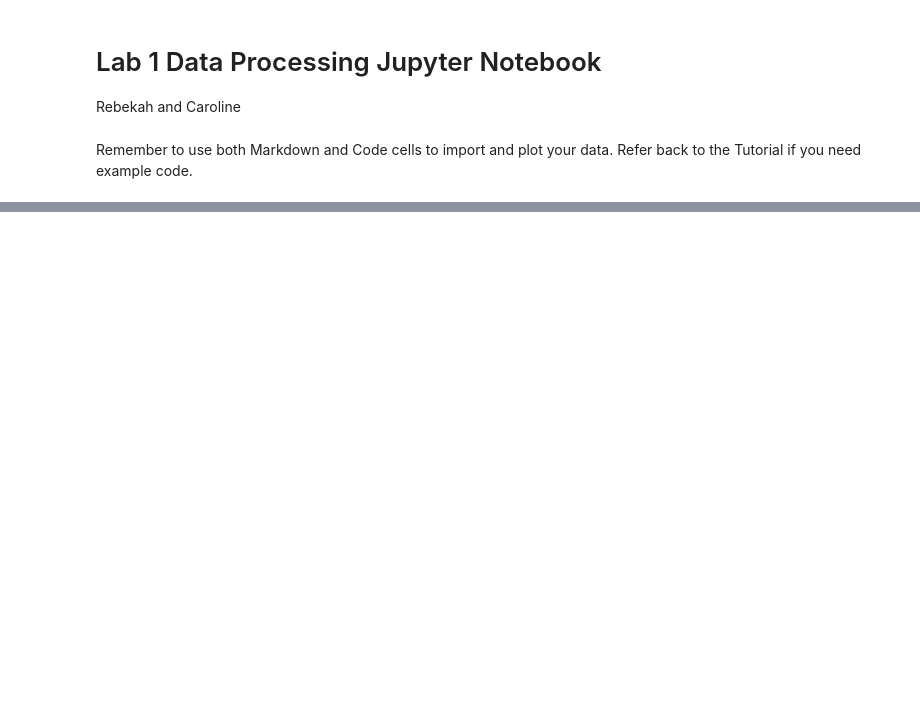
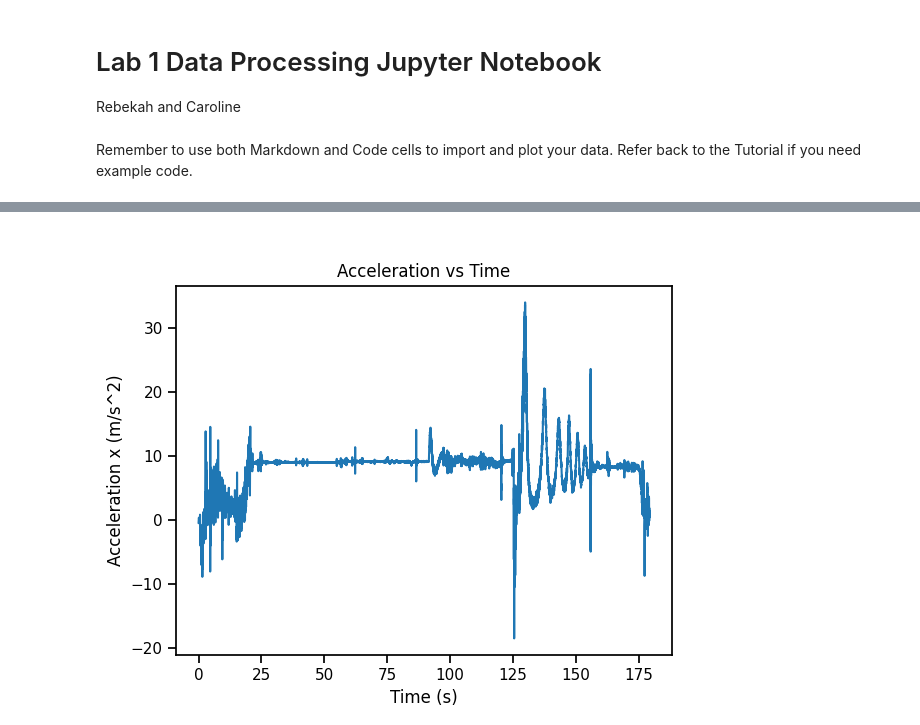
Before and after one commit to rkonecky/geng360-konecky, a Jupyter notebook: Lab 1 - Accelerometers/Lab 1 Data Processing.ipynb, the cells around one changed output, grey strips where cells are left out. Cells and saved outputs as stored; diff of their text form; code cells hidden in the pictures; blank space fills up the shorter version.

Commit message:
plots and stuff

```diff
--- a/Lab 1 - Accelerometers/Lab 1 Data Processing.ipynb
+++ b/Lab 1 - Accelerometers/Lab 1 Data Processing.ipynb
@@ -31,5 +31,5 @@ sns.set_context("notebook")
 Remember to use both Markdown and Code cells to import and plot your data. Refer back to the Tutorial if you need example code.
 # %%
 # import the dataset, view the first few rows
-droptower1 = pd.read_csv("Lab 1 - Accelerometers\knotts\Drop tower 1\Raw Data.csv") # Make sure to update this file name to match your data!
+droptower1 = pd.read_csv("C:\\Users\\bexte\\Geng 360 shtuff\\geng360-konecky\\Lab 1 - Accelerometers\\knotts\\Drop tower 1\\Raw Data.csv") # Make sure to update this file name to match your data!
 droptower1.head() #This will display the first few rows of the DataFrame
@@ -35,0 +43,15 @@ droptower1.head() #This will display the first few rows of the DataFrame
+# %%
+plt.figure()  # Create a new figure
+sns.lineplot(x="Time (s)", y="Acceleration x (m/s^2)", data=droptower1)
+plt.title("Acceleration vs Time")
+plt.xlabel("Time (s)")
+plt.ylabel("Acceleration x (m/s^2)")
+
+mplcursors.cursor(hover=False)  # Enable interactive cursor for data point selection
+
+# Click anywhere on your data to add a cursor
+# Right-click to remove a cursor
+
+plt.show()
+# %% [output]
+[figure, added]
```
Also changed, not shown: parts of 5 cells of this notebook.
